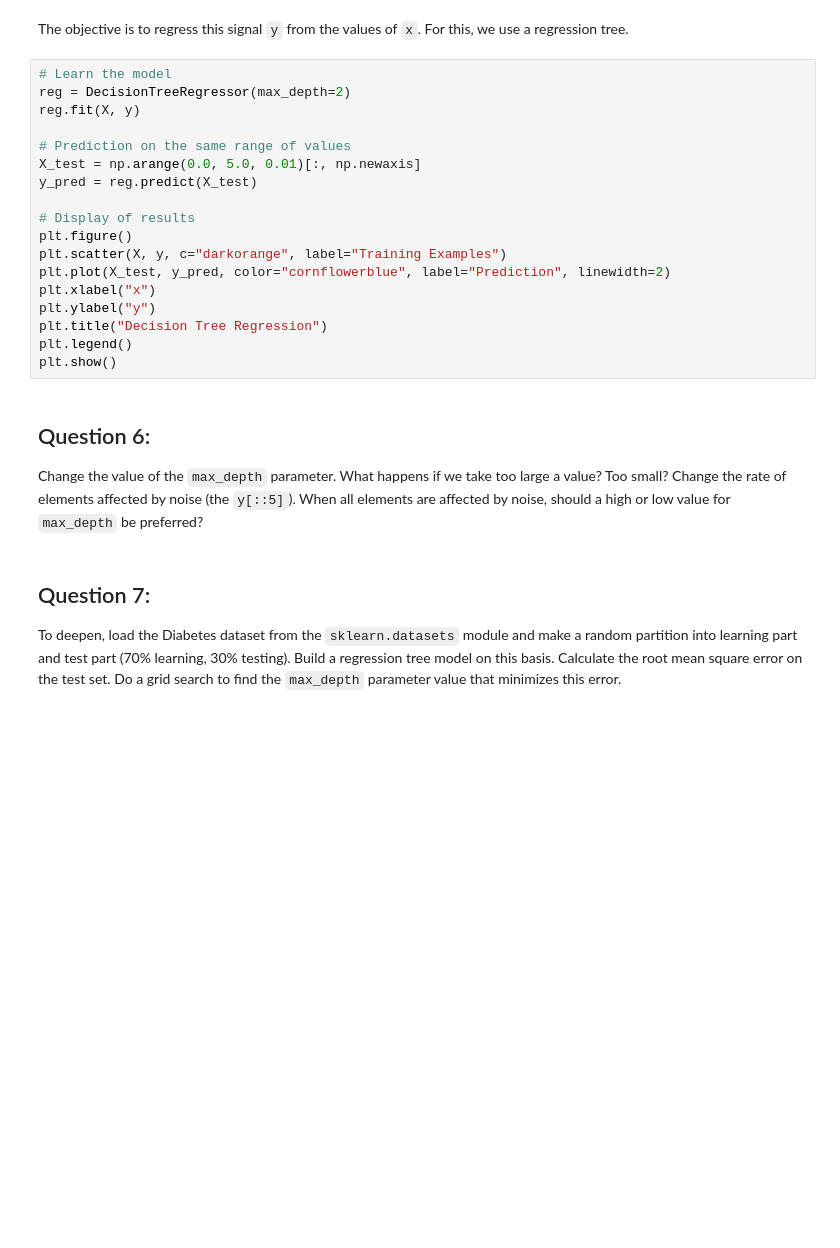
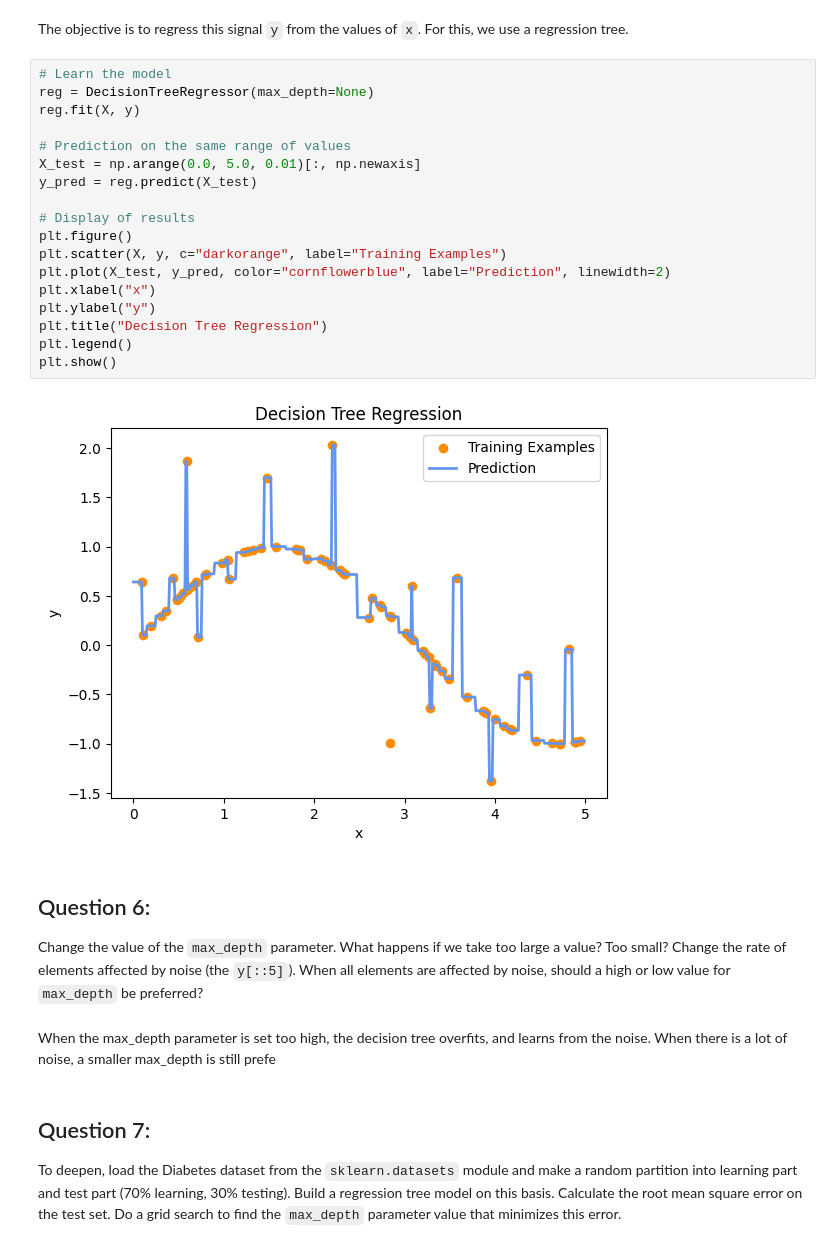
Before and after one commit to DCLARKE23/Data_Mining_Decision_Trees, a Jupyter notebook: Assignment_1_DecisionTrees.ipynb, the cells around one changed output. Drawn from its saved outputs; the diff is of its cells as text; blank space fills up the shorter version.

```diff
--- a/Assignment_1_DecisionTrees.ipynb
+++ b/Assignment_1_DecisionTrees.ipynb
@@ -353,26 +455,30 @@ plt.title("Noisy sine wave")
 The objective is to regress this signal `y` from the values of `x`. For this, we use a regression tree.
 # %%
 # Learn the model
-reg = DecisionTreeRegressor(max_depth=2)
+reg = DecisionTreeRegressor(max_depth=None)
 reg.fit(X, y)
 
 # Prediction on the same range of values
 X_test = np.arange(0.0, 5.0, 0.01)[:, np.newaxis]
 y_pred = reg.predict(X_test)
 
 # Display of results
 plt.figure()
 plt.scatter(X, y, c="darkorange", label="Training Examples")
 plt.plot(X_test, y_pred, color="cornflowerblue", label="Prediction", linewidth=2)
 plt.xlabel("x")
 plt.ylabel("y")
 plt.title("Decision Tree Regression")
 plt.legend()
 plt.show()
+# %% [output]
+[figure, added]
 # %% [markdown]
 ## Question 6:
 
 Change the value of the `max_depth` parameter. What happens if we take too large a value? Too small? Change the rate of elements affected by noise (the `y[::5]`). When all elements are affected by noise, should a high or low value for `max_depth` be preferred?
+# %% [markdown]
+When the max_depth parameter is set too high, the decision tree overfits, and learns from the noise. When there is a lot of noise, a smaller max_depth is still prefe
 # %% [markdown]
 ## Question 7:
 
```
Also changed, not shown: parts of 8 cells of this notebook.
